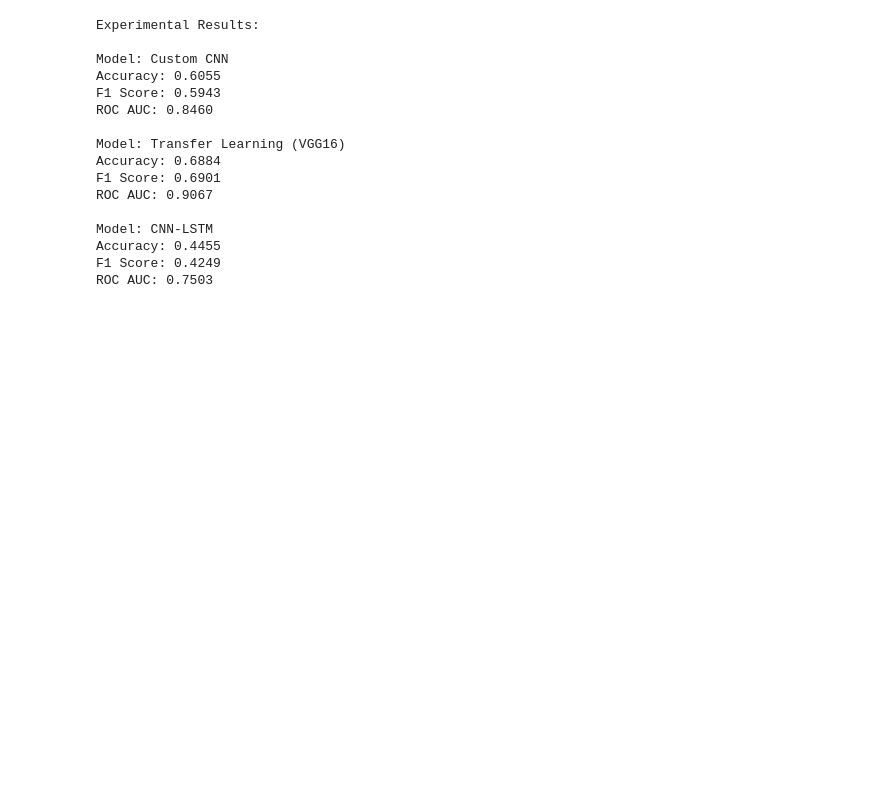
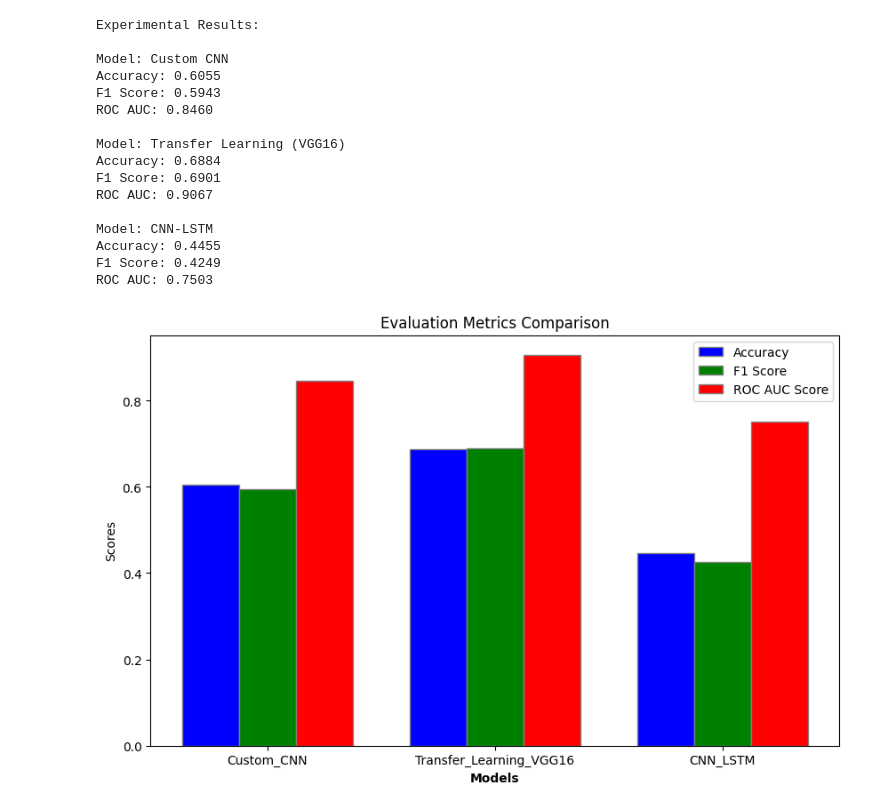
Before and after one commit to Naveenbsm/Deep-Learning-Applications-in-Retinal-Disease-Detection, a Jupyter notebook: Deep_Learning_Applications_in_Retinal_Disease_Detection.ipynb, the cells around one changed output. Saved outputs shown, nothing was run; the diff lists cells and outputs as text; code cells hidden in the pictures; blank space fills up the shorter version.

```diff
--- a/Deep_Learning_Applications_in_Retinal_Disease_Detection.ipynb
+++ b/Deep_Learning_Applications_in_Retinal_Disease_Detection.ipynb
@@ -615,3 +615,54 @@ Model: CNN-LSTM
 Accuracy: 0.4455
 F1 Score: 0.4249
 ROC AUC: 0.7503
+# %%
+
+metrics = {
+    "Custom_CNN": {
+        "accuracy": 0.6055,
+        "f1": 0.5943,
+        "roc_auc": 0.8460
+    },
+    "Transfer_Learning_VGG16": {
+        "accuracy": 0.6884,
+        "f1": 0.6901,
+        "roc_auc": 0.9067
+    },
+    "CNN_LSTM": {
+        "accuracy": 0.4455,
+        "f1": 0.4249,
+        "roc_auc": 0.7503
+    }
+}
+# %%
+# Define the models and metrics
+models = list(metrics.keys())
+accuracies = [metrics[model]["accuracy"] for model in models]
+f1_scores = [metrics[model]["f1"] for model in models]
+roc_auc_scores = [metrics[model]["roc_auc"] for model in models]
+
+# Set the width of the bars
+bar_width = 0.25
+
+# Set the positions of the bars on the x-axis
+r1 = np.arange(len(models))
+r2 = [x + bar_width for x in r1]
+r3 = [x + bar_width for x in r2]
+
+# Plot the bars
+plt.figure(figsize=(10, 6))
+plt.bar(r1, accuracies, color='b', width=bar_width, edgecolor='grey', label='Accuracy')
+plt.bar(r2, f1_scores, color='g', width=bar_width, edgecolor='grey', label='F1 Score')
+plt.bar(r3, roc_auc_scores, color='r', width=bar_width, edgecolor='grey', label='ROC AUC Score')
+
+# Add labels, title, and legend
+plt.xlabel('Models', fontweight='bold')
+plt.xticks([r + bar_width for r in range(len(models))], models)
+plt.ylabel('Scores')
+plt.title('Evaluation Metrics Comparison')
+plt.legend()
+
+# Show the plot
+plt.show()
+# %% [output]
+[figure, added]
```
